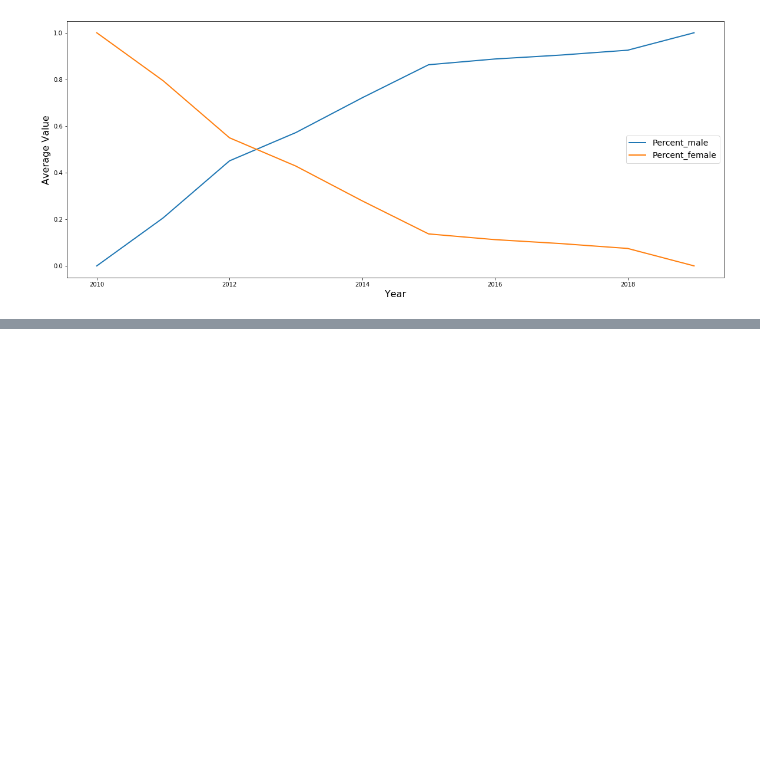
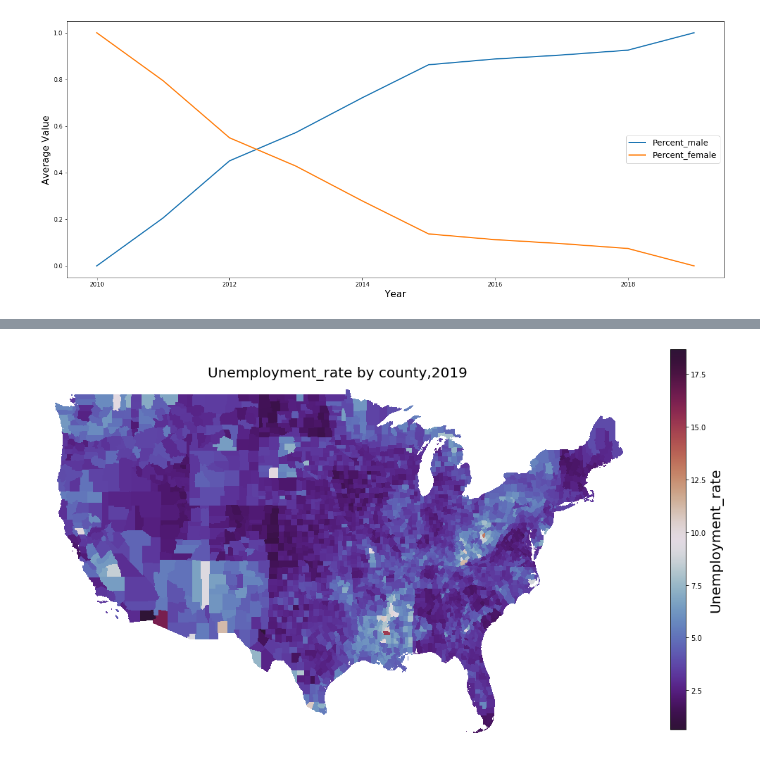
Before and after one commit to khyateed/projecting-food-insecurity, a Jupyter notebook: notebooks/EDA.ipynb, the cells around one changed output, grey strips where cells are left out. Cells and saved outputs as stored; diff of their text form; code cells hidden in the pictures; blank space fills up the shorter version.

```diff
--- a/notebooks/EDA.ipynb
+++ b/notebooks/EDA.ipynb
@@ -179,0 +140,4 @@ sns.lineplot(y=h['Houseless_rate'], x=h['Year']);
+# %%
+choropleth(df, 'Unemployment_rate', '2019', 'twilight_shifted')
+# %% [output]
+[figure, added]
```
Also changed, not shown: parts of 17 cells of this notebook.
